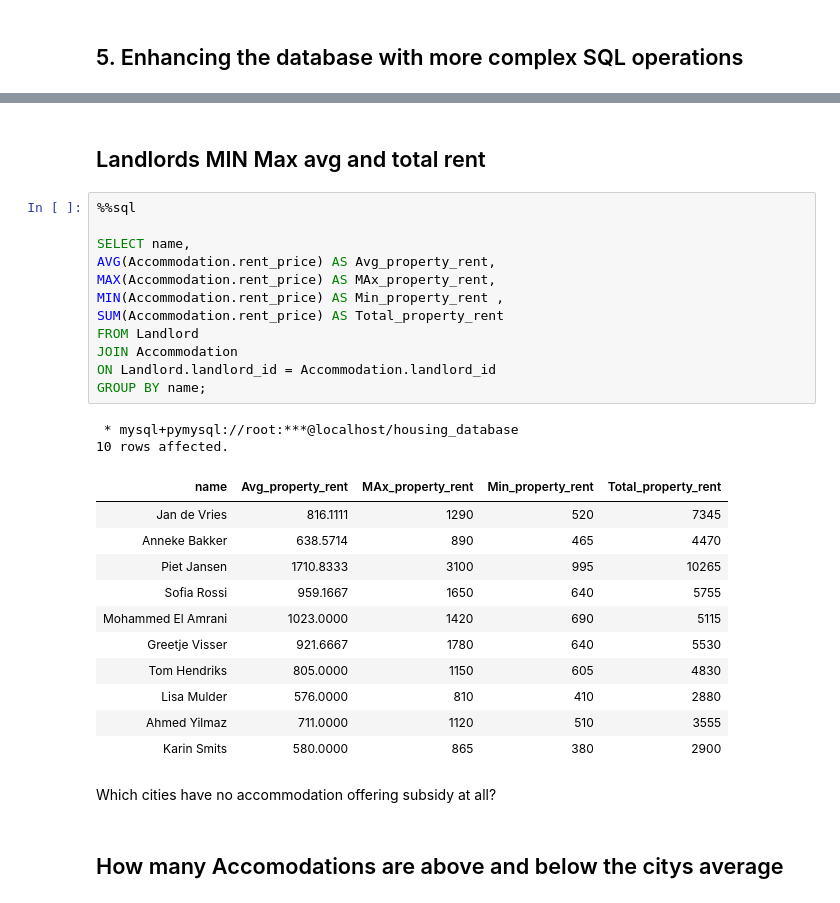
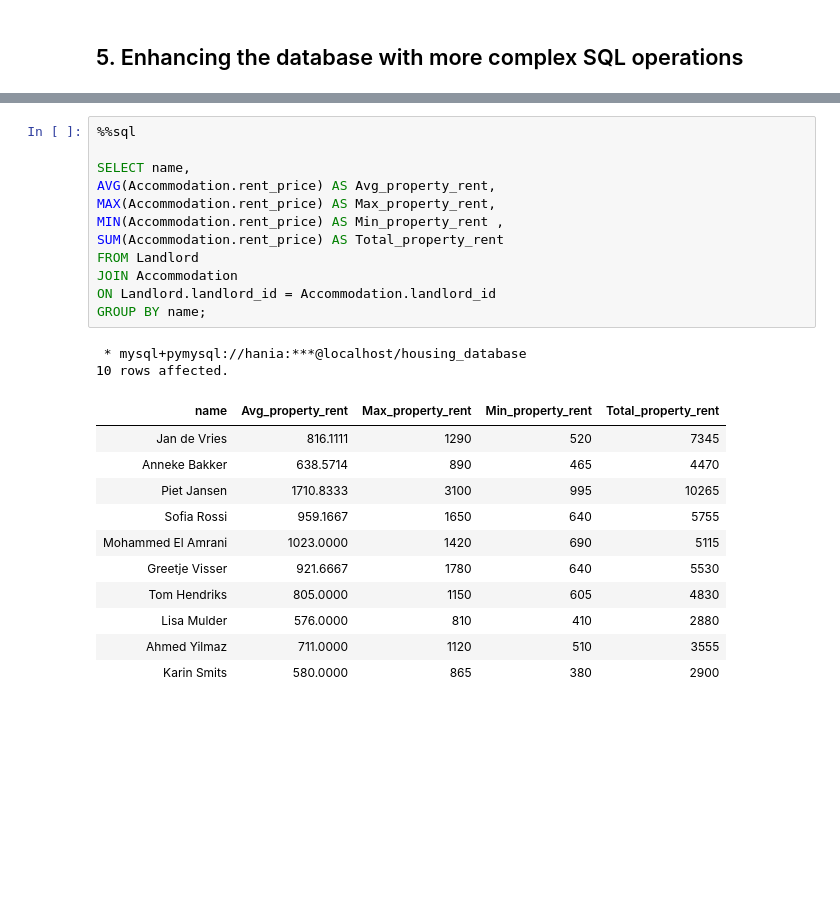
Before and after one commit to natinajar8000/housing-database-project, a Jupyter notebook: housing_database.ipynb, the cells around one changed output, grey strips where cells are left out. Drawn from its saved outputs; the diff is of its cells as text; blank space fills up the shorter version.

Commit message:
Update housing database notebook

```diff
--- a/housing_database.ipynb
+++ b/housing_database.ipynb
@@ -530,21 +553,19 @@ AND Accommodation.subsidy_possible = 'yes';
-# %% [markdown]
-## Landlords MIN Max avg and total rent
 # %%
 %%sql
 
 SELECT name,
 AVG(Accommodation.rent_price) AS Avg_property_rent,
-MAX(Accommodation.rent_price) AS MAx_property_rent,
+MAX(Accommodation.rent_price) AS Max_property_rent,
 MIN(Accommodation.rent_price) AS Min_property_rent ,
 SUM(Accommodation.rent_price) AS Total_property_rent
 FROM Landlord
 JOIN Accommodation
 ON Landlord.landlord_id = Accommodation.landlord_id
 GROUP BY name;
 # %% [output]
- * mysql+pymysql://root:***@localhost/housing_database
+ * mysql+pymysql://hania:***@localhost/housing_database
 10 rows affected.
-| name | Avg_property_rent | MAx_property_rent | Min_property_rent | Total_property_rent |
+| name | Avg_property_rent | Max_property_rent | Min_property_rent | Total_property_rent |
 | Jan de Vries | 816.1111 | 1290 | 520 | 7345 |
 | Anneke Bakker | 638.5714 | 890 | 465 | 4470 |
 | Piet Jansen | 1710.8333 | 3100 | 995 | 10265 |
@@ -555,7 +576,3 @@ GROUP BY name;
 | Lisa Mulder | 576.0000 | 810 | 410 | 2880 |
 | Ahmed Yilmaz | 711.0000 | 1120 | 510 | 3555 |
 | Karin Smits | 580.0000 | 865 | 380 | 2900 |
-# %% [markdown]
-Which cities have no accommodation offering subsidy at all?
-# %% [markdown]
-## How many Accomodations are above and below the citys average
```
Also changed, not shown: parts of 27 cells of this notebook.
